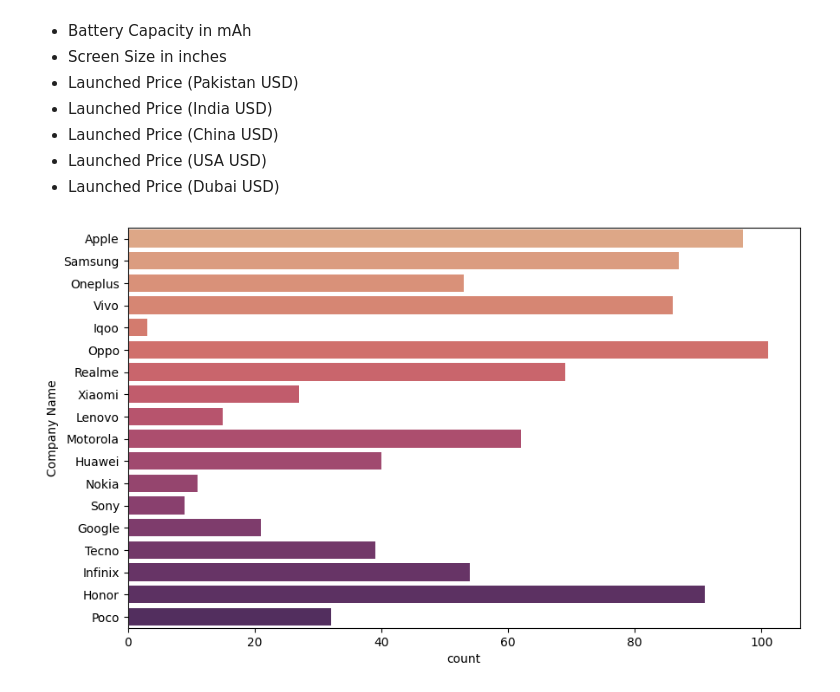
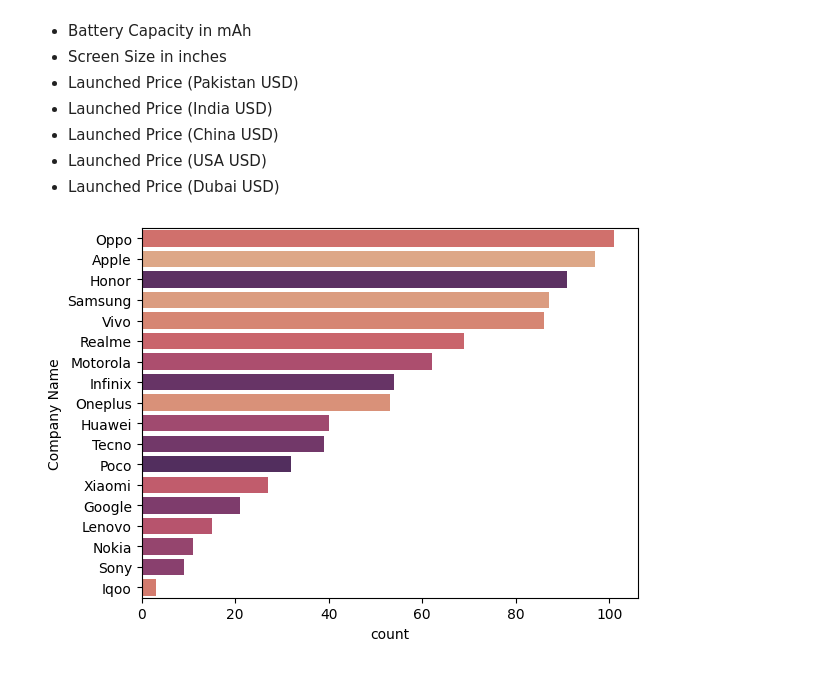
Before and after one commit to BUFONJOKER/mobile_dataset_analysis, a Jupyter notebook: mobiles_dataset_visualization.ipynb, the cells around one changed output. Saved outputs shown, nothing was run; the diff lists cells and outputs as text; code cells hidden in the pictures.

```diff
--- a/mobiles_dataset_visualization.ipynb
+++ b/mobiles_dataset_visualization.ipynb
@@ -52,9 +55,9 @@ dtype: object
 - Launched Price (Dubai USD)
 # %%
 # Countplot
-plt.figure(figsize=(10,6))
 sns.countplot(data=df,y='Company Name',palette='flare',
-              hue='Company Name')
+              hue='Company Name',
+                order=df['Company Name'].value_counts().index)
 plt.show()
 # %% [output]
-[figure, old version]
+[figure, new version]
```
Also changed, not shown: parts of 2 cells of this notebook, 2 other files.
